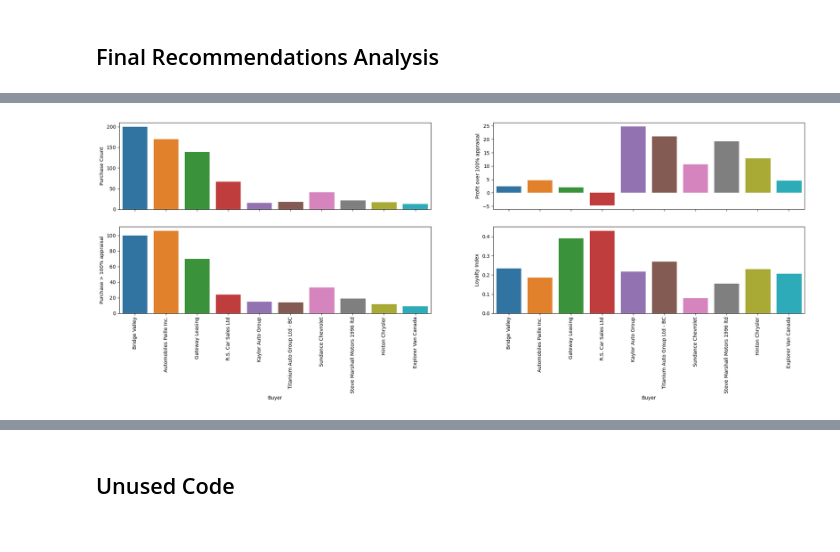
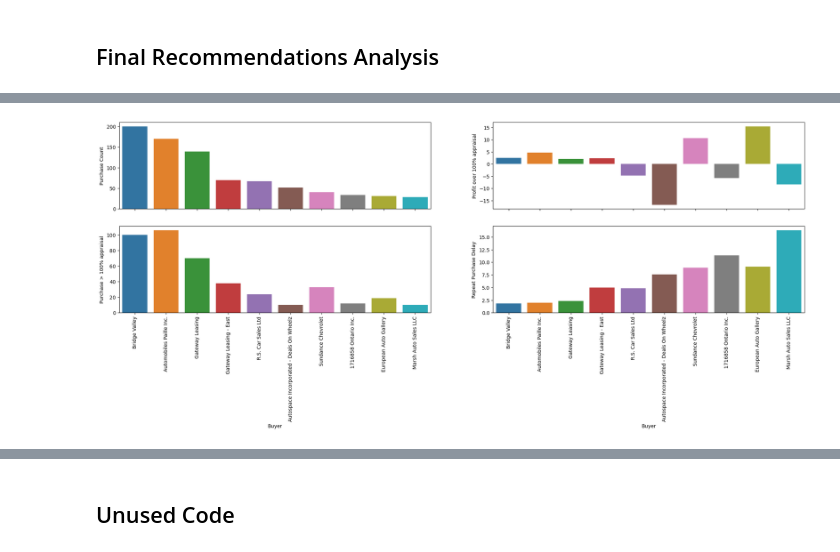
Before and after one commit to vivaan04/GC-Internship, a Jupyter notebook: GoCargo Sales Analysis/past_sales_analysis.ipynb, the cells around one changed output, grey strips where cells are left out. Cells and saved outputs as stored; diff of their text form; code cells hidden in the pictures.

```diff
--- a/GoCargo Sales Analysis/past_sales_analysis.ipynb
+++ b/GoCargo Sales Analysis/past_sales_analysis.ipynb
@@ -222,0 +268,9 @@ def gain_score(result, buyer:str):
+# %%
+def customer_churn(data: pd.DataFrame, buyer: str, make: str, model: str):
+  buyer_data = data[["Buyer", "Date"]][(data["Model"] == model) & (data["Make"] == make) & (data["Buyer"] == buyer)]
+  date_data = buyer_data.groupby("Date").size().reset_index(name='sales_count')
+  date_data['date_ordinal'] = pd.to_datetime(date_data['Date']).apply(lambda date: date.toordinal())
+  if(len(date_data) == 0):
+    return None
+  corr = date_data[['date_ordinal', 'sales_count']].corr()
+  return corr["date_ordinal"]["sales_count"]
@@ -222,0 +289,6 @@ def gain_score(result, buyer:str):
+# %%
+def market_share(data,buyer_name):
+    filter_by_buyer=data[data["Buyer"]==buyer_name]
+    total_buys=len(filter_by_buyer)
+    total_buys_over_110=len(filter_by_buyer[(filter_by_buyer["Purchase Price"] > filter_by_buyer["110"])])
+    return total_buys_over_110/total_buys
@@ -243,7 +319,10 @@ def lead_score(result: pd.DataFrame, buyer:str):
 
 
     score += buyer_row["Consistent Buys"].values[0]
-    score += buyer_row["Gain Score"].values[0]
+    # score += buyer_row["Gain Score"].values[0]
+
+    # score += 1/buyer_row["Repeat Purchase Delay"].values[0]
+    # score += buyer_row["Churn"].values[0]
 
     return score
 # %%
@@ -280,6 +359,9 @@ def filter_dataset(df: pd.DataFrame, make: str, model: str):
     result['Loyalty Index'] = result['Buyer'].apply(lambda x: loyalty_index(df, x, make, model))
     result['Consistent Buys'] = result['Loyalty Index']*result['Purchase Count']
     result["Gain Score"] = result['Buyer'].apply(lambda x: gain_score(result, x))
+    result["Repeat Purchase Delay"] = result["Buyer"].apply(lambda x: repeat_purchase_delay(df, x, make, model))
+    result["Churn"] = result["Buyer"].apply(lambda x: customer_churn(df, x, make, model))
+    result["Market Share"] = result["Buyer"].apply(lambda x: market_share(df, x))
 
     scaler = MinMaxScaler()
 
@@ -291,8 +373,8 @@ def filter_dataset(df: pd.DataFrame, make: str, model: str):
 
 
 result = filter_dataset(data, "Ford", "F-150")  # Filter the dataset for Ford F-150
-result = result.sort_values(by='Greater100', ascending=False)  # Sort the result by 'Purchase Count'
+result = result.sort_values(by='Market Share', ascending=False)  # Sort the result by 'Purchase Count'
 result.reset_index(drop=True, inplace=True)  # Reset the index and modify the DataFrame in place
-result  # Display the final result
+result[:20]  # Display the final result
 # %% [output]
 |  | Buyer | Make | Model | Purchase Price | 90 | 95 | 100 | 105 | 110 | Score | ... |
@@ -555,21 +766,21 @@ recommend_buyers(result, num=10)
 # %%
 plt.figure(figsize=(25, 7))
 plt.subplot(2,2,1)
-ax1 = sns.barplot(data=result[result["Purchase Count"] > 10].sort_values(by="Lead Score", ascending=False).head(10), x="Buyer", y="Purchase Count")
+ax1 = sns.barplot(data=result[result["Purchase Count"] > 10].sort_values(by="Purchase Count", ascending=False).head(10), x="Buyer", y="Purchase Count")
 ax1.set_xticklabels([])
 plt.xlabel("")
 plt.subplot(2,2,2)
-ax2 = sns.barplot(data=result[result["Purchase Count"] > 10].sort_values(by="Lead Score", ascending=False).head(10), x="Buyer", y="Gain100")
+ax2 = sns.barplot(data=result[result["Purchase Count"] > 10].sort_values(by="Purchase Count", ascending=False).head(10), x="Buyer", y="Gain100")
 ax2.set_xticklabels([])
 plt.xlabel("")
 plt.ylabel("Profit over 100% appraisal")
 plt.subplot(2,2,3)
-ax3 = sns.barplot(data=result[result["Purchase Count"] > 10].sort_values(by="Lead Score", ascending=False).head(10), x="Buyer", y="Greater100")
+ax3 = sns.barplot(data=result[result["Purchase Count"] > 10].sort_values(by="Purchase Count", ascending=False).head(10), x="Buyer", y="Greater100")
 ax3.set_xticklabels(ax3.get_xticklabels(), rotation=90)
 plt.ylabel("Purchase > 100% appraisal")
 plt.subplot(2,2,4)
-ax4 = sns.barplot(data=result[result["Purchase Count"] > 10].sort_values(by="Lead Score", ascending=False).head(10), x="Buyer", y="Loyalty Index")
+ax4 = sns.barplot(data=result[result["Purchase Count"] > 10].sort_values(by="Purchase Count", ascending=False).head(10), x="Buyer", y="Repeat Purchase Delay")
 ax4.set_xticklabels(ax4.get_xticklabels(), rotation=90)
 plt.show()
 # %% [output]
-[figure, old version]
+[figure, new version]
```
Also changed, not shown: parts of 60 cells of this notebook.
